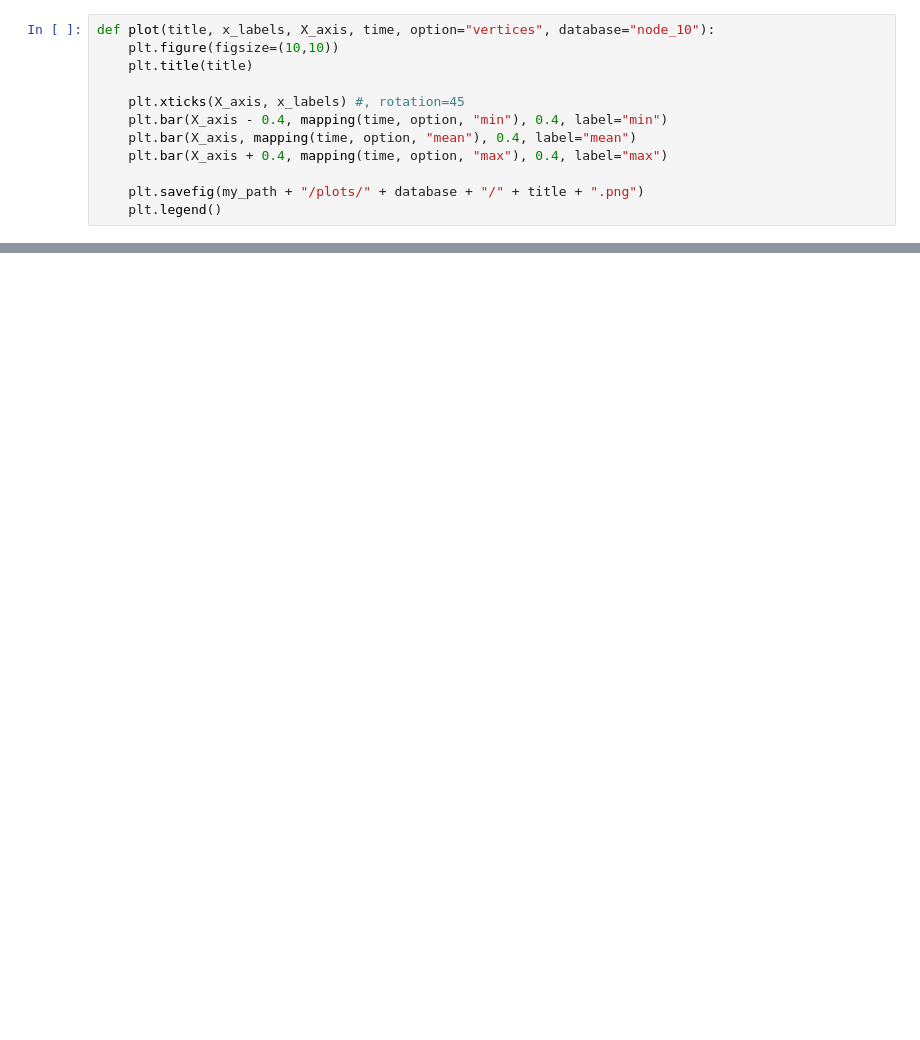
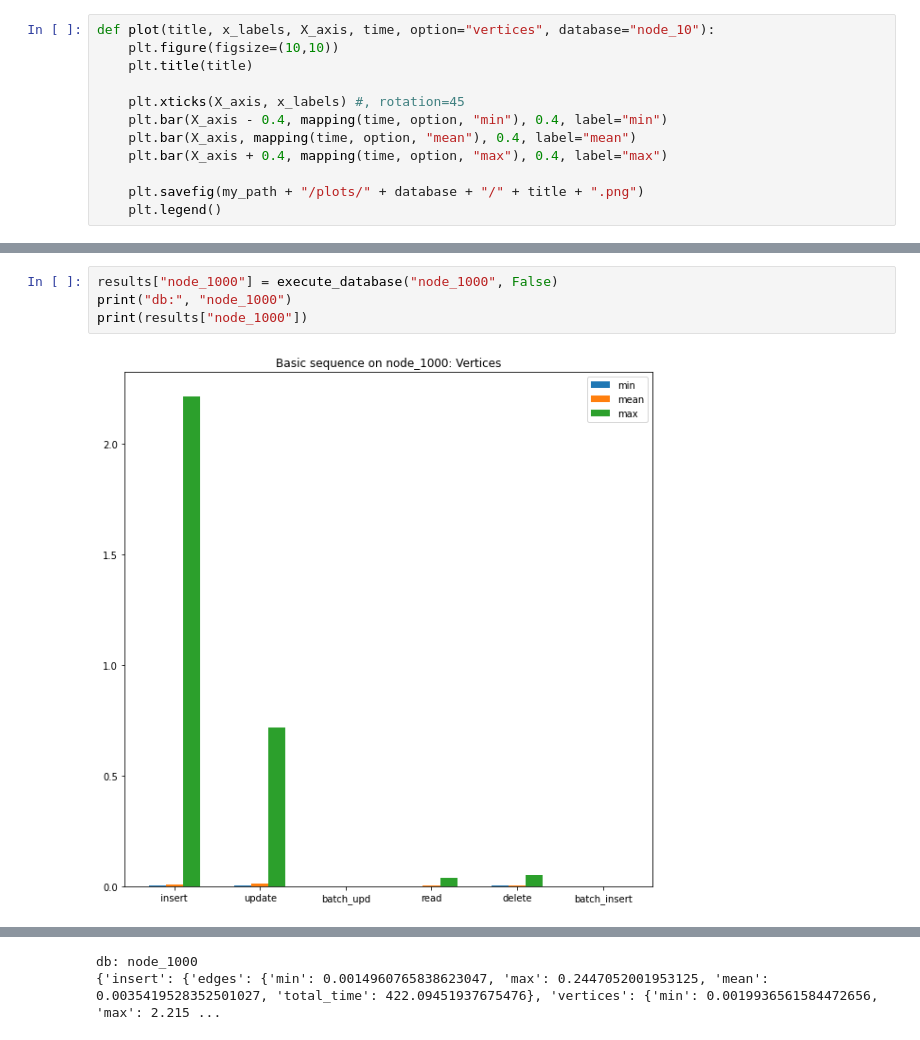
Before and after one commit to thodpap/CompareGraphDatabases, a Jupyter notebook: neo4j/main.ipynb, the cells around one changed output, grey strips where cells are left out. Cells and saved outputs as stored; diff of their text form; blank space fills up the shorter version.

```diff
--- a/neo4j/main.ipynb
+++ b/neo4j/main.ipynb
@@ -181,0 +186,6 @@ results
+# %%
+results["node_1000"] = execute_database("node_1000", False)
+print("db:", "node_1000")
+print(results["node_1000"])
+# %% [output]
+[figure, added]
@@ -181,0 +197,2 @@ results
+db: node_1000
+{'insert': {'edges': {'min': 0.0014960765838623047, 'max': 0.2447052001953125, 'mean': 0.0035419528352501027, 'total_time': 422.09451937675476}, 'vertices': {'min': 0.0019936561584472656, 'max': 2.215 ...
```
Also changed, not shown: parts of 11 cells of this notebook, 20 other files.
